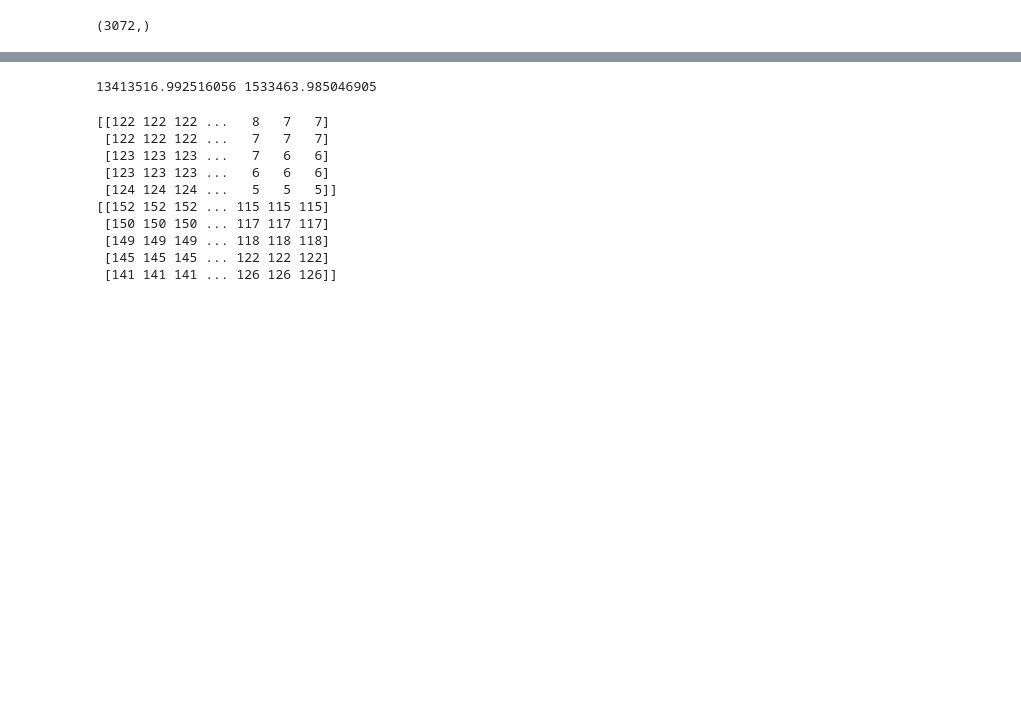
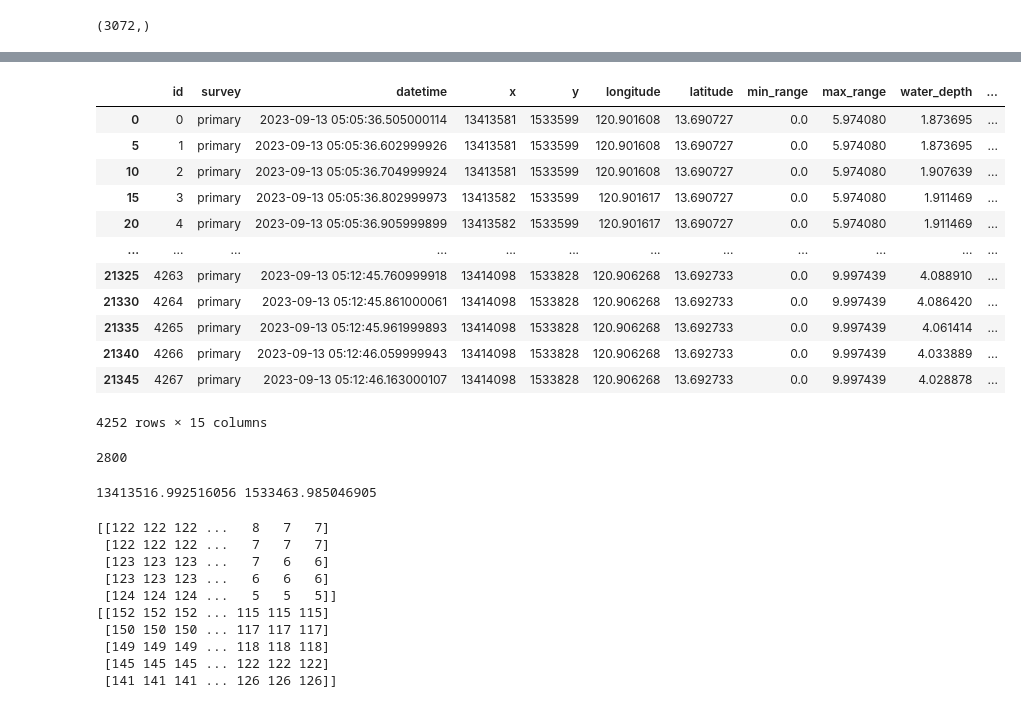
Before and after one commit to louisfacun/lowrance-sonar-data-explorer, a Jupyter notebook: run_sonarlight.ipynb, the cells around one changed output, grey strips where cells are left out. Saved outputs shown, nothing was run; the diff lists cells and outputs as text; code cells hidden in the pictures; blank space fills up the shorter version.

```diff
--- a/notebooks/run_sonarlight.ipynb
+++ b/run_sonarlight.ipynb
@@ -28,7 +28,7 @@ resolution = 0.02 # Specify an output pixel resolution [in meters] "0.02m per pi
 # %%
 start_time = time.time()
 print("Reading sonar file...")
-sonar = Sonar("examples/Sonar_2023-09-13_12.20.32.sl2", augment_coords=True)
+sonar = Sonar("examples/Sonar_2023-09-13_12.20.32.sl2", augment_coords=False)
 print("Time (s):", round(time.time() - start_time, ndigits=1))
 # %% [output]
 Reading sonar file...
@@ -64,0 +69,8 @@ plt.scatter(mosaic.x[::10],
+# %%
+# for each row with "primary" survey column, get the distinct frames length using pandas
+
+primary_df = sonar.df.query(f"survey == 'primary'")
+
+# print the lengfth of the frames for each
+for i in range(len(primary_df)):
+    print(f"Frame {i} has {len(primary_df['frames'].iloc[i])} frames")
@@ -64,0 +95,16 @@ plt.scatter(mosaic.x[::10],
+# %%
+primary_df
+# %% [output]
+|  | id | survey | datetime | x | y | longitude | latitude | min_range | max_range | water_depth | ... |
+| 0 | 0 | primary | 2023-09-13 05:05:36.505000114 | 13413581 | 1533599 | 120.901608 | 13.690727 | 0.0 | 5.974080 | 1.873695 | ... |
+| 5 | 1 | primary | 2023-09-13 05:05:36.602999926 | 13413581 | 1533599 | 120.901608 | 13.690727 | 0.0 | 5.974080 | 1.873695 | ... |
+| 10 | 2 | primary | 2023-09-13 05:05:36.704999924 | 13413581 | 1533599 | 120.901608 | 13.690727 | 0.0 | 5.974080 | 1.907639 | ... |
+| 15 | 3 | primary | 2023-09-13 05:05:36.802999973 | 13413582 | 1533599 | 120.901617 | 13.690727 | 0.0 | 5.974080 | 1.911469 | ... |
+| 20 | 4 | primary | 2023-09-13 05:05:36.905999899 | 13413582 | 1533599 | 120.901617 | 13.690727 | 0.0 | 5.974080 | 1.911469 | ... |
+| ... | ... | ... | ... | ... | ... | ... | ... | ... | ... | ... | ... |
+| 21325 | 4263 | primary | 2023-09-13 05:12:45.760999918 | 13414098 | 1533828 | 120.906268 | 13.692733 | 0.0 | 9.997439 | 4.088910 | ... |
+| 21330 | 4264 | primary | 2023-09-13 05:12:45.861000061 | 13414098 | 1533828 | 120.906268 | 13.692733 | 0.0 | 9.997439 | 4.086420 | ... |
+| 21335 | 4265 | primary | 2023-09-13 05:12:45.961999893 | 13414098 | 1533828 | 120.906268 | 13.692733 | 0.0 | 9.997439 | 4.061414 | ... |
+| 21340 | 4266 | primary | 2023-09-13 05:12:46.059999943 | 13414098 | 1533828 | 120.906268 | 13.692733 | 0.0 | 9.997439 | 4.033889 | ... |
+| 21345 | 4267 | primary | 2023-09-13 05:12:46.163000107 | 13414098 | 1533828 | 120.906268 | 13.692733 | 0.0 | 9.997439 | 4.028878 | ... |
+4252 rows × 15 columns
@@ -64,0 +113,6 @@ plt.scatter(mosaic.x[::10],
+# %%
+# data is dataframe on first row, get the frames column len as a list
+frames = data["frames"].values[0]
+len(frames)
+# %% [output]
+2800
```
Also changed, not shown: parts of 8 cells of this notebook, 2 other files.
